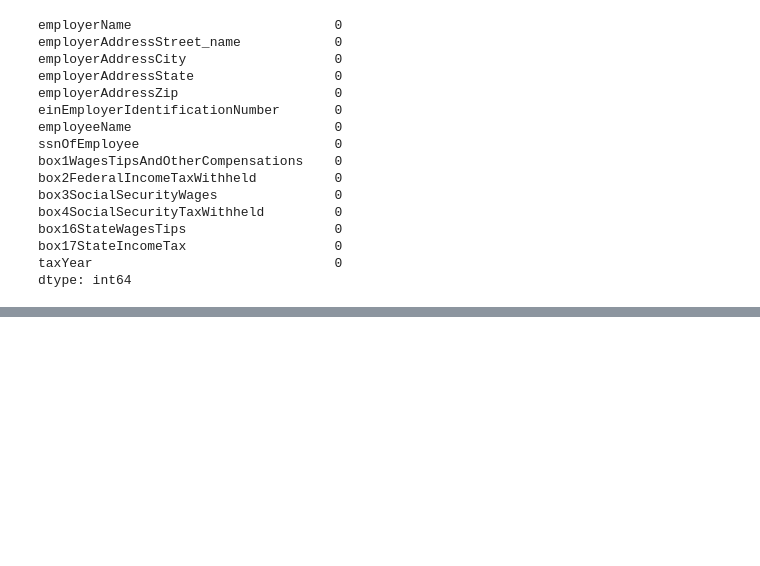
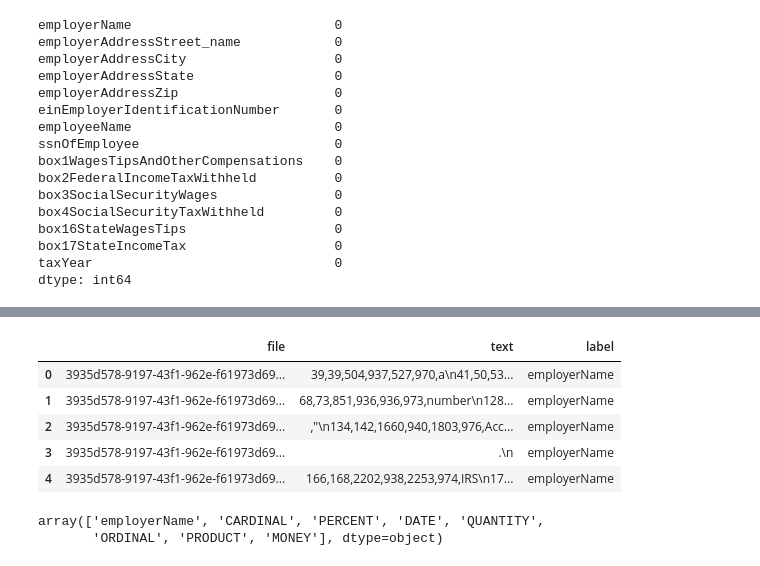
Before and after one commit to shubha987/Data-Task, a Jupyter notebook: casestudy.ipynb, the cells around one changed output, grey strips where cells are left out. Cells and saved outputs as stored; diff of their text form; code cells hidden in the pictures; blank space fills up the shorter version.

Commit message:
feat: model development done

```diff
--- a/casestudy.ipynb
+++ b/casestudy.ipynb
@@ -1493,0 +1608,33 @@ extracted_entities_df.to_csv('cleaned_extracted_entities_train.csv', index=False
+# %%
+# Load the trained NER model
+nlp = spacy.load('trained_model')
+
+# Define the path to the validation dataset
+val_dataset_path = '/home/killdollar/data_task/dataset/dataset/val/boxes_transcripts/'
+
+# Function to read the content of a TSV file
+def read_tsv(file_path):
+    with open(file_path, 'r') as file:
+        return file.read()
+
+# List all files in the validation dataset directory
+val_files = os.listdir(val_dataset_path)
+# Predict entities and store results in a DataFrame
+predictions = []
+
+for file_name in val_files:
+    file_path = os.path.join(val_dataset_path, file_name)
+    text = read_tsv(file_path)
+    doc = nlp(text)
+    for ent in doc.ents:
+        predictions.append({
+            'file': file_name,
+            'text': ent.text,
+            'label': ent.label_
+        })
+
+# Create a DataFrame to display the predictions
+predictions_df = pd.DataFrame(predictions)
+
+# Display the DataFrame
+print(predictions_df)
@@ -1493,0 +1659,15 @@ extracted_entities_df.to_csv('cleaned_extracted_entities_train.csv', index=False
+# %%
+predictions_df.head()
+# %% [output]
+|  | file | text | label |
+| 0 | 3935d578-9197-43f1-962e-f61973d69... | 39,39,504,937,527,970,a\n41,50,53... | employerName |
+| 1 | 3935d578-9197-43f1-962e-f61973d69... | 68,73,851,936,936,973,number\n128... | employerName |
+| 2 | 3935d578-9197-43f1-962e-f61973d69... | ,"\n134,142,1660,940,1803,976,Acc... | employerName |
+| 3 | 3935d578-9197-43f1-962e-f61973d69... | .\n | employerName |
+| 4 | 3935d578-9197-43f1-962e-f61973d69... | 166,168,2202,938,2253,974,IRS\n17... | employerName |
+# %%
+## label unique values
+predictions_df['label'].unique()
+# %% [output]
+array(['employerName', 'CARDINAL', 'PERCENT', 'DATE', 'QUANTITY',
+       'ORDINAL', 'PRODUCT', 'MONEY'], dtype=object)
```
Also changed, not shown: parts of 11 cells of this notebook, 23 other files.
